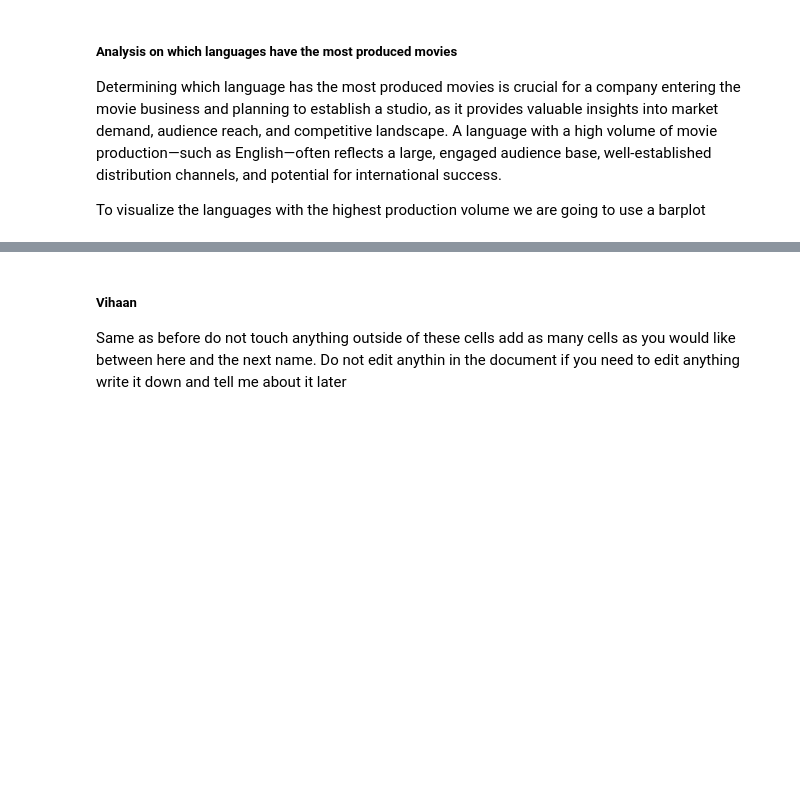
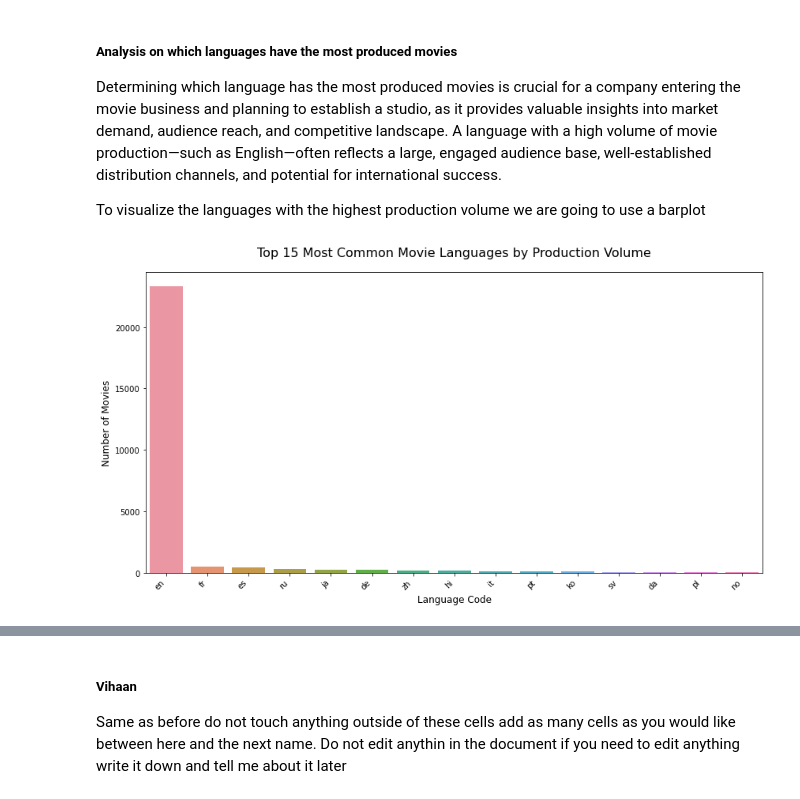
Before and after one commit to Tdoggie/phase-2-project, a Jupyter notebook: index.ipynb, the cells around one changed output, grey strips where cells are left out. Cells and saved outputs as stored; diff of their text form; code cells hidden in the pictures; blank space fills up the shorter version.

Commit message:
visualizations oflanguages with the most produced movies

```diff
--- a/index.ipynb
+++ b/index.ipynb
@@ -612,3 +612,19 @@ Analyzing the relationship between language and popularity is crucial for making
 Determining which language has the most produced movies is crucial for a company entering the movie business and planning to establish a studio, as it provides valuable insights into market demand, audience reach, and competitive landscape. A language with a high volume of movie production—such as English—often reflects a large, engaged audience base, well-established distribution channels, and potential for international success.
 
 To visualize the languages with the highest production volume we are going to use a barplot
+# %%
+import matplotlib.pyplot as plt
+import seaborn as sns
+language_counts = tmdb_relevant_columns['original_language'].value_counts(). head(15)
+# Create the plot
+plt.figure(figsize=(14, 7))
+ax = sns.barplot(x=language_counts.index, y=language_counts.values)
+
+# Customize the plot
+plt.title('Top 15 Most Common Movie Languages by Production Volume', fontsize=16, pad=20)
+plt.xlabel('Language Code', fontsize=12)
+plt.ylabel('Number of Movies', fontsize=12)
+plt.xticks(rotation=45, ha='right')
+plt.show()
+# %% [output]
+[figure, added]
```
Also changed, not shown: parts of 1 cell of this notebook.
